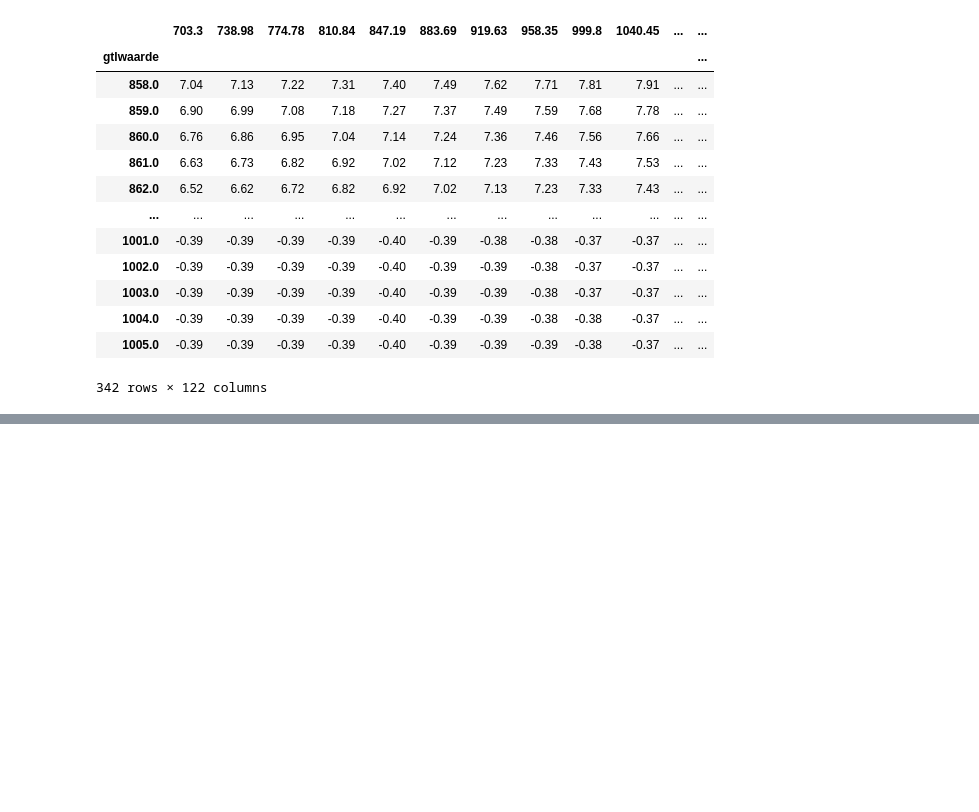
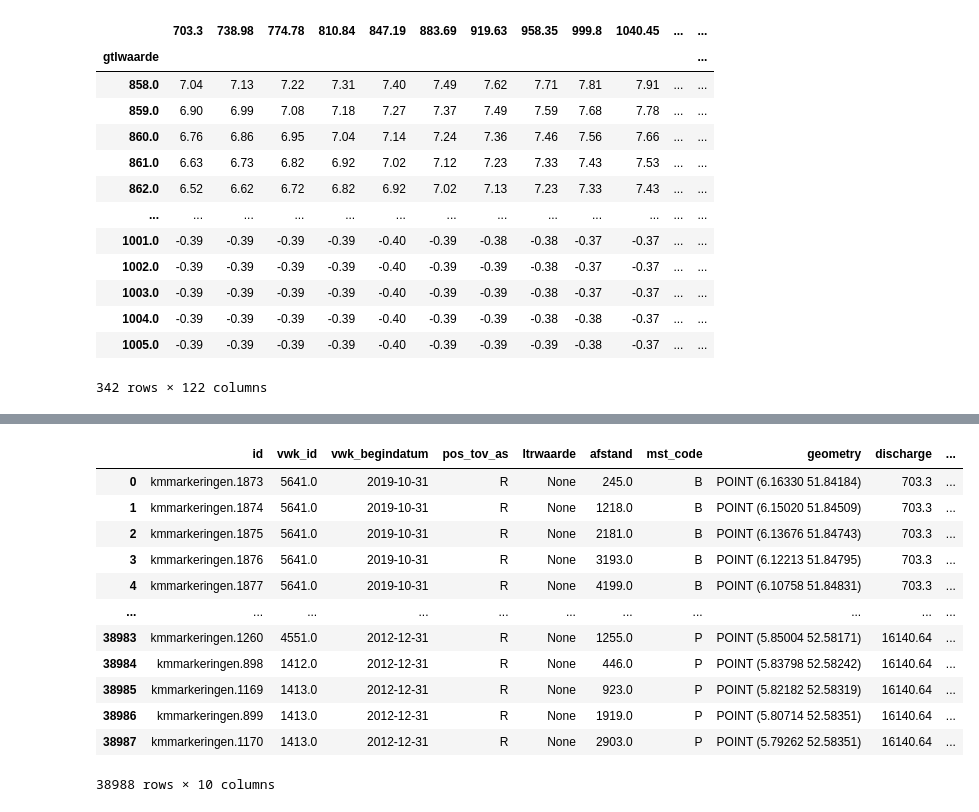
Before and after one commit to Deltares-research/digitaltwin-waterway, a Jupyter notebook: notebooks/waterdepths/read_waterdepth.ipynb, the cells around one changed output, grey strips where cells are left out. Saved outputs shown, nothing was run; the diff lists cells and outputs as text; code cells hidden in the pictures; blank space fills up the shorter version.

```diff
--- a/notebooks/waterdepths/read_waterdepth.ipynb
+++ b/notebooks/waterdepths/read_waterdepth.ipynb
@@ -130,3 +130,6 @@ ws
 | 1004.0 | -0.39 | -0.39 | -0.39 | -0.39 | -0.40 | -0.39 | -0.39 | -0.38 | -0.38 | -0.37 | ... | ... |
 | 1005.0 | -0.39 | -0.39 | -0.39 | -0.39 | -0.40 | -0.39 | -0.39 | -0.39 | -0.38 | -0.37 | ... | ... |
 342 rows × 122 columns
+# %%
+for col in ws.columns:
+    ws = ws.rename(columns={col: str(col)})
@@ -132,0 +301,16 @@ ws
+# %%
+ws
+# %% [output]
+|  | id | vwk_id | vwk_begindatum | pos_tov_as | ltrwaarde | afstand | mst_code | geometry | discharge | ... |
+| 0 | kmmarkeringen.1873 | 5641.0 | 2019-10-31 | R | None | 245.0 | B | POINT (6.16330 51.84184) | 703.3 | ... |
+| 1 | kmmarkeringen.1874 | 5641.0 | 2019-10-31 | R | None | 1218.0 | B | POINT (6.15020 51.84509) | 703.3 | ... |
+| 2 | kmmarkeringen.1875 | 5641.0 | 2019-10-31 | R | None | 2181.0 | B | POINT (6.13676 51.84743) | 703.3 | ... |
+| 3 | kmmarkeringen.1876 | 5641.0 | 2019-10-31 | R | None | 3193.0 | B | POINT (6.12213 51.84795) | 703.3 | ... |
+| 4 | kmmarkeringen.1877 | 5641.0 | 2019-10-31 | R | None | 4199.0 | B | POINT (6.10758 51.84831) | 703.3 | ... |
+| ... | ... | ... | ... | ... | ... | ... | ... | ... | ... | ... |
+| 38983 | kmmarkeringen.1260 | 4551.0 | 2012-12-31 | R | None | 1255.0 | P | POINT (5.85004 52.58171) | 16140.64 | ... |
+| 38984 | kmmarkeringen.898 | 1412.0 | 2012-12-31 | R | None | 446.0 | P | POINT (5.83798 52.58242) | 16140.64 | ... |
+| 38985 | kmmarkeringen.1169 | 1413.0 | 2012-12-31 | R | None | 923.0 | P | POINT (5.82182 52.58319) | 16140.64 | ... |
+| 38986 | kmmarkeringen.899 | 1413.0 | 2012-12-31 | R | None | 1919.0 | P | POINT (5.80714 52.58351) | 16140.64 | ... |
+| 38987 | kmmarkeringen.1170 | 1413.0 | 2012-12-31 | R | None | 2903.0 | P | POINT (5.79262 52.58351) | 16140.64 | ... |
+38988 rows × 10 columns
```
Also changed, not shown: parts of 5 cells of this notebook.
